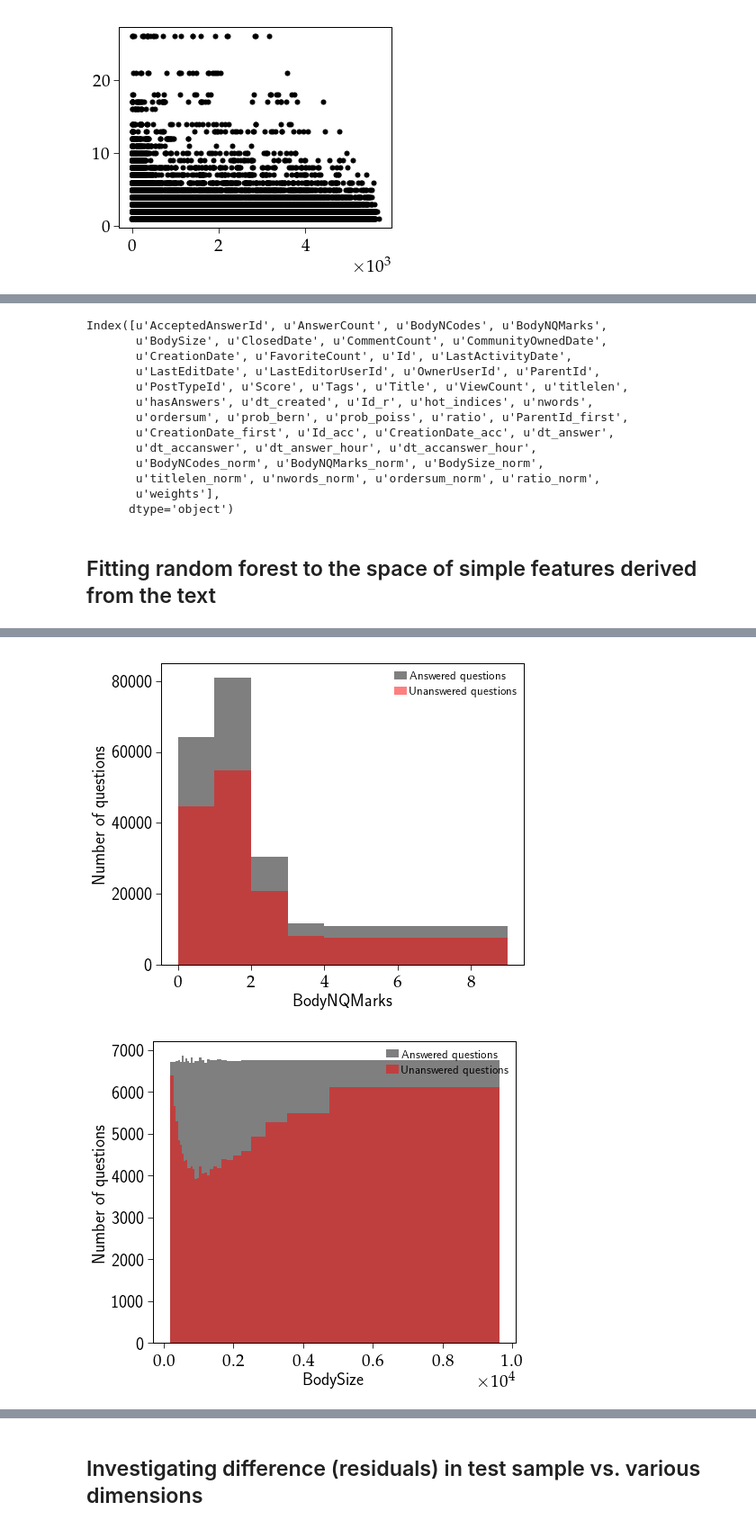
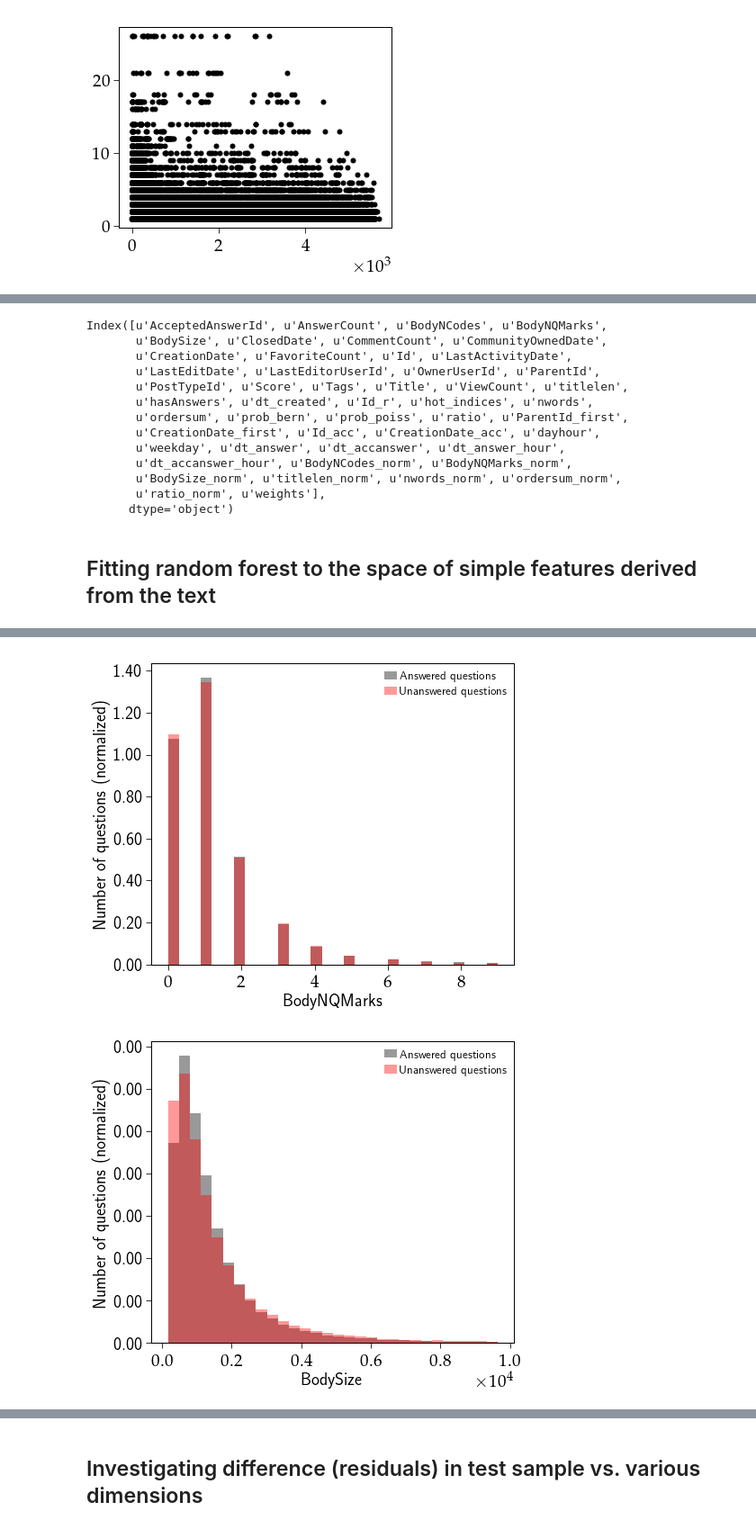
Before and after one commit to AkagiShigeru/incubator-overflow, a Jupyter notebook: stackoverflow-answer.ipynb, the cells around one changed output, grey strips where cells are left out. Shown at 90% size. Saved outputs shown, nothing was run; the diff lists cells and outputs as text; code cells hidden in the pictures.

```diff
--- a/stackoverflow-answer.ipynb
+++ b/stackoverflow-answer.ipynb
@@ -142,13 +174,13 @@ from pyik.numpyext import centers
 
 counts, edges = np.histogram(np.log(qstrain.dt_accanswer_hour), bins=300)
 cens = centers(edges)[0]
-counts = counts * 1. / np.sum(counts) * np.e ** cens
+counts = counts * 1. / np.sum(counts)
 counts;
 print edges[:10];
 weights = 1. / counts[np.minimum(np.digitize(np.log(qstrain.dt_accanswer_hour.values), edges) - 1, len(counts) - 1)]
 print qstrain.dt_accanswer_hour.iloc[:10]
-print weights[:10]
 qstrain["weights"] = weights
+print qstrain.weights.iloc[:10]
 # %% [output]
 [-5.56855253 -5.53060045 -5.49264837 -5.4546963  -5.41674422 -5.37879214
  -5.34084007 -5.30288799 -5.26493592 -5.22698384]
@@ -180,11 +214,11 @@ Index([u'AcceptedAnswerId', u'AnswerCount', u'BodyNCodes', u'BodyNQMarks',
        u'PostTypeId', u'Score', u'Tags', u'Title', u'ViewCount', u'titlelen',
        u'hasAnswers', u'dt_created', u'Id_r', u'hot_indices', u'nwords',
        u'ordersum', u'prob_bern', u'prob_poiss', u'ratio', u'ParentId_first',
-       u'CreationDate_first', u'Id_acc', u'CreationDate_acc', u'dt_answer',
-       u'dt_accanswer', u'dt_answer_hour', u'dt_accanswer_hour',
-       u'BodyNCodes_norm', u'BodyNQMarks_norm', u'BodySize_norm',
-       u'titlelen_norm', u'nwords_norm', u'ordersum_norm', u'ratio_norm',
-       u'weights'],
+       u'CreationDate_first', u'Id_acc', u'CreationDate_acc', u'dayhour',
+       u'weekday', u'dt_answer', u'dt_accanswer', u'dt_answer_hour',
+       u'dt_accanswer_hour', u'BodyNCodes_norm', u'BodyNQMarks_norm',
+       u'BodySize_norm', u'titlelen_norm', u'nwords_norm', u'ordersum_norm',
+       u'ratio_norm', u'weights'],
       dtype='object')
 # %%
 import dill
@@ -205,12 +234,17 @@ cols = [col for col in qstrain.columns if "_norm" in col]
 # %%
 for col in cols:
     cvals = qstrain[col]
-    qs = mquantiles(cvals, prob=np.linspace(0.01, 0.99, 30))
+    quants = mquantiles(cvals, prob=np.linspace(0.01, 0.99, 30))
     plt.figure(figsize=(8, 6))
-    plt.ylabel(r"Number of questions")
-    plt.xlabel(col)
-    plt.hist(qstrain[col], bins=qs, color="k", histtype="stepfilled", alpha=0.5, lw=2, label="Answered questions")
-    plt.hist(qsnone[col], bins=qs, color="r", histtype="stepfilled", alpha=0.5, lw=2, label="Unanswered questions")
-    plt.gca().yaxis.set_major_formatter(FormatStrFormatter("%.0f"))
+    plt.ylabel(r"Number of questions (normalized)")
+    plt.xlabel(col.replace("_norm", ""))
+    plt.hist(qstrain[col], range=[min(quants), max(quants)], bins=30,
+             color="k", histtype="stepfilled", alpha=0.4, lw=2,
+             label="Answered questions", density=True)
+    plt.hist(qsnone[col], range=[min(quants), max(quants)], bins=30,
+             color="r", histtype="stepfilled", alpha=0.4, lw=2,
+             label="Unanswered questions", density=True)
+    plt.gca().yaxis.set_major_formatter(FormatStrFormatter("%.2f"))
     plt.legend(loc="best")
+    plt.savefig("./plots/histcomp_%s.pdf" % col.replace("_norm", ""))
 # %% [output]
@@ -218,2 +252,2 @@ for col in cols:
-[figure, old version]
+[figure, new version]
-[figure, old version]
+[figure, new version]
```
Also changed, not shown: parts of 23 cells of this notebook, 1 other file.
